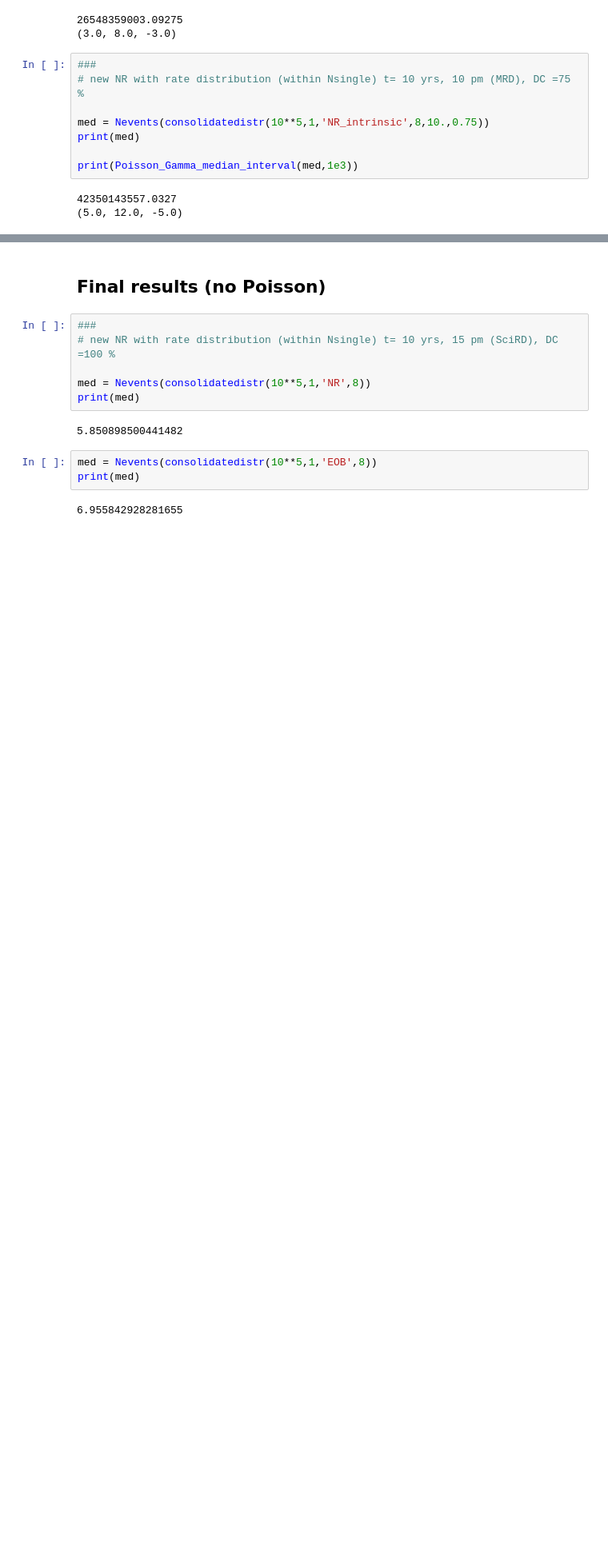
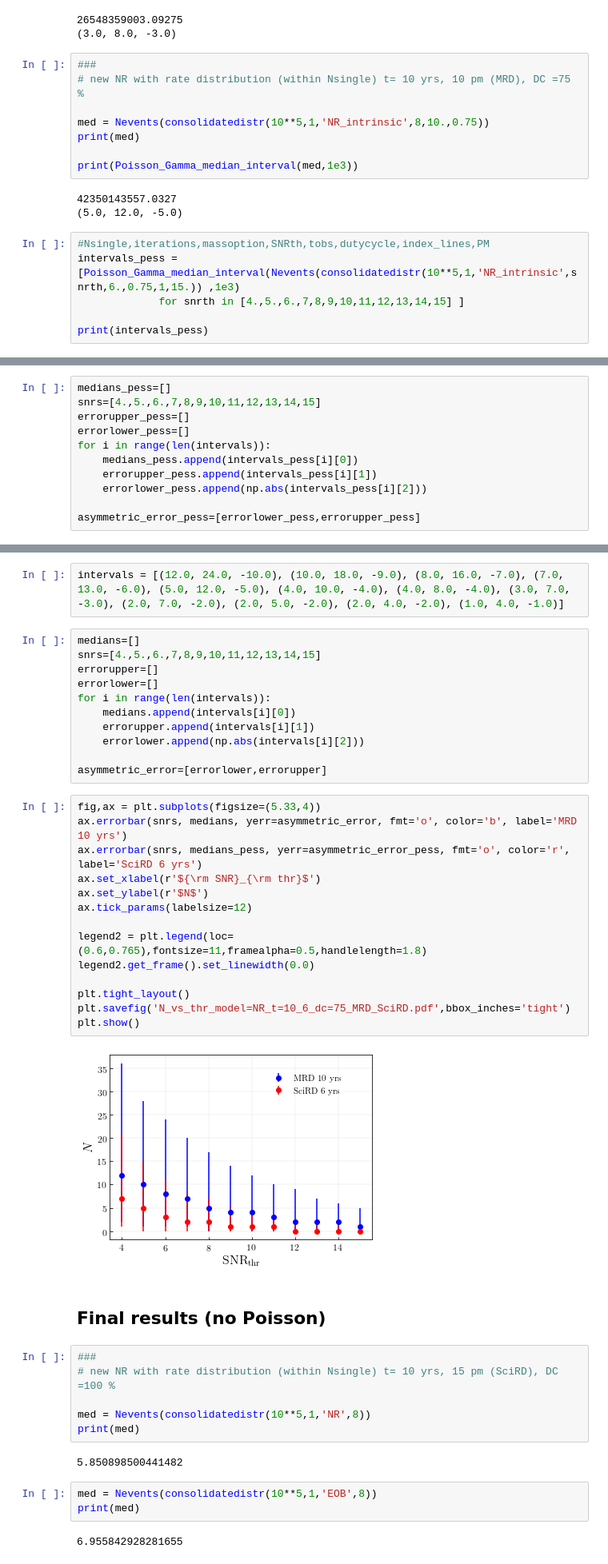
Before and after one commit to andrea0292/Event-Rate-GW, a Jupyter notebook: Check_Stas_Laura.ipynb, the cells around one changed output, grey strips where cells are left out. Shown: that part at 80% size. Drawn from its saved outputs; the diff is of its cells as text; blank space fills up the shorter version.

```diff
--- a/Check_Stas_Laura.ipynb
+++ b/Check_Stas_Laura.ipynb
@@ -1049,3 +922,9 @@ print(Poisson_Gamma_median_interval(med,1e3))
 # %% [output]
 42350143557.0327
 (5.0, 12.0, -5.0)
+# %%
+#Nsingle,iterations,massoption,SNRth,tobs,dutycycle,index_lines,PM
+intervals_pess = [Poisson_Gamma_median_interval(Nevents(consolidatedistr(10**5,1,'NR_intrinsic',snrth,6.,0.75,1,15.)) ,1e3)
+             for snrth in [4.,5.,6.,7,8,9,10,11,12,13,14,15] ]
+
+print(intervals_pess)
@@ -1051,0 +933,11 @@ print(Poisson_Gamma_median_interval(med,1e3))
+# %%
+medians_pess=[]
+snrs=[4.,5.,6.,7,8,9,10,11,12,13,14,15]
+errorupper_pess=[]
+errorlower_pess=[]
+for i in range(len(intervals)):
+    medians_pess.append(intervals_pess[i][0])
+    errorupper_pess.append(intervals_pess[i][1])
+    errorlower_pess.append(np.abs(intervals_pess[i][2]))
+
+asymmetric_error_pess=[errorlower_pess,errorupper_pess]
@@ -1052,3 +952,32 @@ print(Poisson_Gamma_median_interval(med,1e3))
+# %%
+intervals = [(12.0, 24.0, -10.0), (10.0, 18.0, -9.0), (8.0, 16.0, -7.0), (7.0, 13.0, -6.0), (5.0, 12.0, -5.0), (4.0, 10.0, -4.0), (4.0, 8.0, -4.0), (3.0, 7.0, -3.0), (2.0, 7.0, -2.0), (2.0, 5.0, -2.0), (2.0, 4.0, -2.0), (1.0, 4.0, -1.0)]
+# %%
+medians=[]
+snrs=[4.,5.,6.,7,8,9,10,11,12,13,14,15]
+errorupper=[]
+errorlower=[]
+for i in range(len(intervals)):
+    medians.append(intervals[i][0])
+    errorupper.append(intervals[i][1])
+    errorlower.append(np.abs(intervals[i][2]))
+
+asymmetric_error=[errorlower,errorupper]
+# %%
+fig,ax = plt.subplots(figsize=(5.33,4))
+ax.errorbar(snrs, medians, yerr=asymmetric_error, fmt='o', color='b', label='MRD 10 yrs')
+ax.errorbar(snrs, medians_pess, yerr=asymmetric_error_pess, fmt='o', color='r', label='SciRD 6 yrs')
+ax.set_xlabel(r'${\rm SNR}_{\rm thr}$')
+ax.set_ylabel(r'$N$')
+ax.tick_params(labelsize=12)
+
+legend2 = plt.legend(loc=(0.6,0.765),fontsize=11,framealpha=0.5,handlelength=1.8)
+legend2.get_frame().set_linewidth(0.0)
+
+plt.tight_layout()
+plt.savefig('N_vs_thr_model=NR_t=10_6_dc=75_MRD_SciRD.pdf',bbox_inches='tight')
+plt.show()
+# %% [output]
+[figure, added]
 # %% [markdown]
 ## Final results (no Poisson)
 # %%
```
Also changed, not shown: parts of 33 cells of this notebook.
